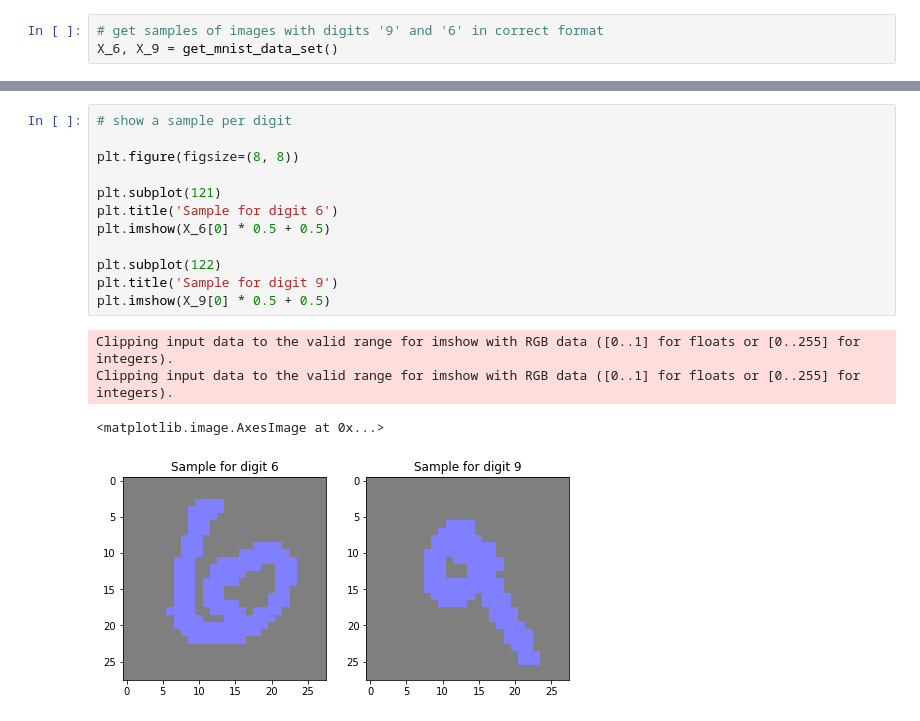
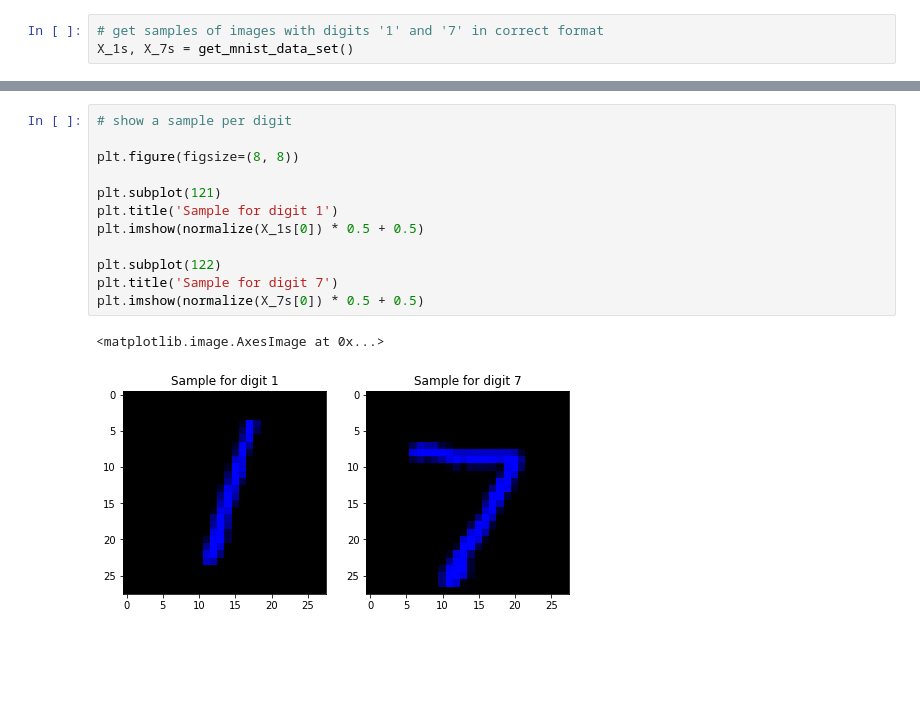
Before and after one commit to honzaMaly/cyclegan-style-transfer, a Jupyter notebook: digit_transformation.ipynb, the cells around one changed output, grey strips where cells are left out. Drawn from its saved outputs; the diff is of its cells as text; blank space fills up the shorter version.

```diff
--- a/digit_transformation.ipynb
+++ b/digit_transformation.ipynb
@@ -16,3 +20,3 @@ os.makedirs(logs_base_dir, exist_ok=True)
 # %%
-# get samples of images with digits '9' and '6' in correct format
-X_6, X_9 = get_mnist_data_set()
+# get samples of images with digits '1' and '7' in correct format
+X_1s, X_7s = get_mnist_data_set()
@@ -24,20 +23,18 @@ Downloading data from http://yann.lecun.com/exdb/mnist/t10k-labels-idx1-ubyte.gz
 # %%
 # show a sample per digit
 
 plt.figure(figsize=(8, 8))
 
 plt.subplot(121)
-plt.title('Sample for digit 6')
-plt.imshow(X_6[0] * 0.5 + 0.5)
+plt.title('Sample for digit 1')
+plt.imshow(normalize(X_1s[0]) * 0.5 + 0.5)
 
 plt.subplot(122)
-plt.title('Sample for digit 9')
-plt.imshow(X_9[0] * 0.5 + 0.5)
+plt.title('Sample for digit 7')
+plt.imshow(normalize(X_7s[0]) * 0.5 + 0.5)
 # %% [output]
-Clipping input data to the valid range for imshow with RGB data ([0..1] for floats or [0..255] for integers).
-Clipping input data to the valid range for imshow with RGB data ([0..1] for floats or [0..255] for integers).
+<matplotlib.image.AxesImage at 0x...>
-<matplotlib.image.AxesImage at 0x...>
-[figure, old version]
+[figure, new version]
 # %%
 # show a sample per digit with applied random jitter
 
```
Also changed, not shown: parts of 12 cells of this notebook, 4 other files.
